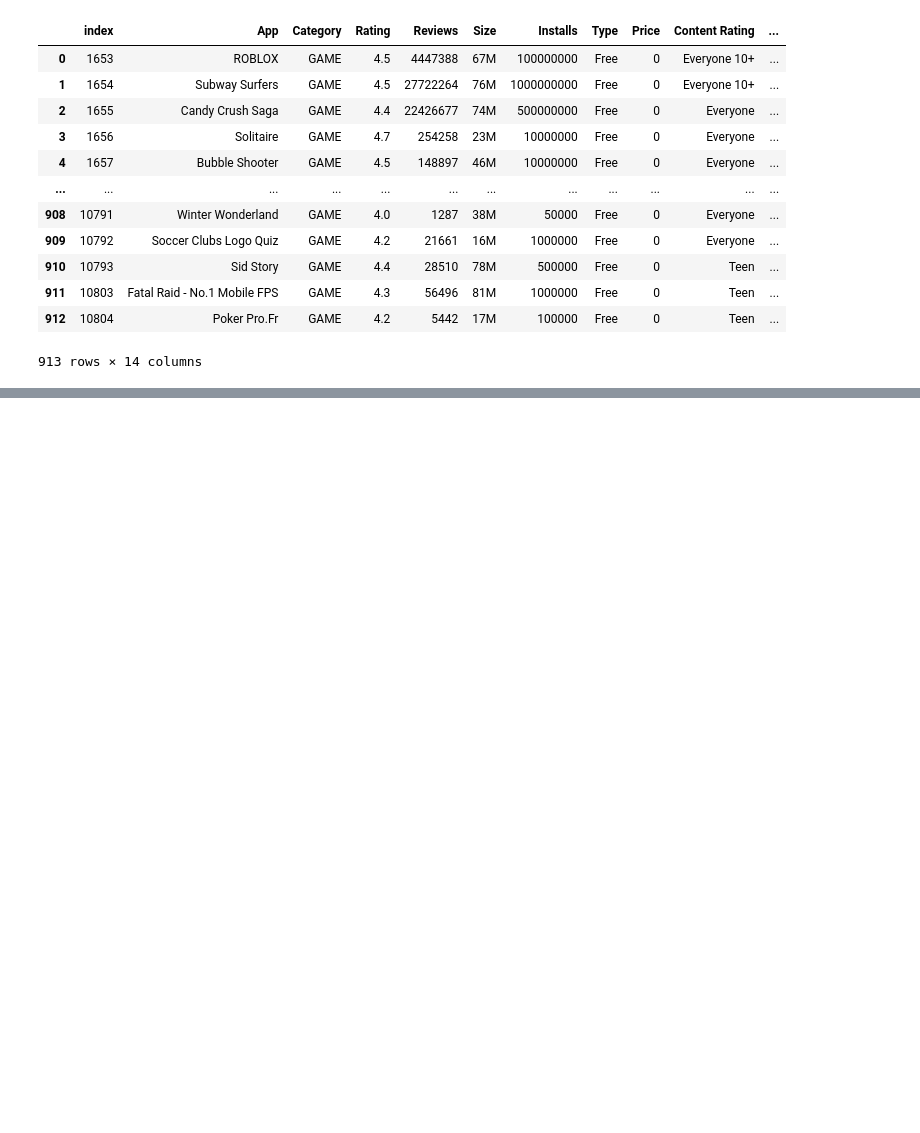
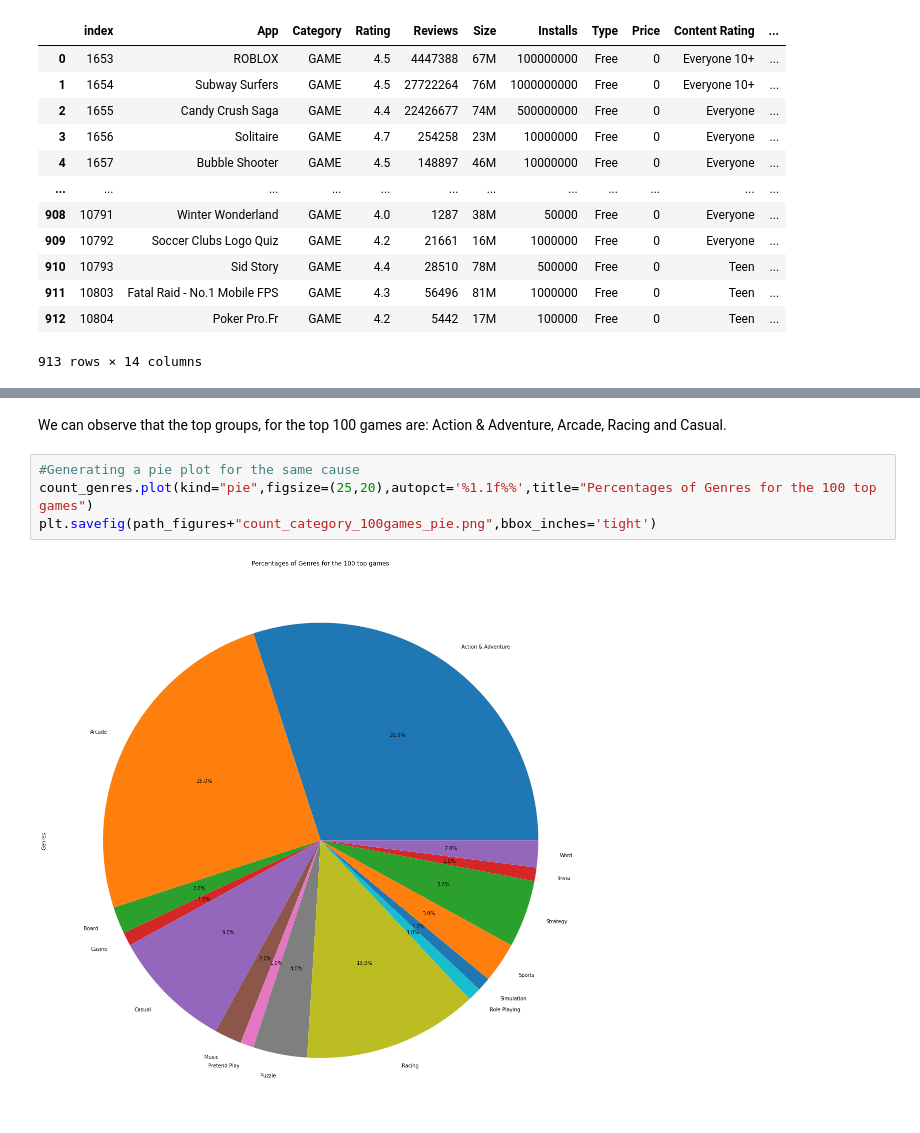
Before and after one commit to RaulMaya/iOS-vs-Android, a Jupyter notebook: Project_1_Jupyter_Notebook.ipynb, the cells around one changed output, grey strips where cells are left out. Saved outputs shown, nothing was run; the diff lists cells and outputs as text; blank space fills up the shorter version.

```diff
--- a/Project_1_Jupyter_Notebook.ipynb
+++ b/Project_1_Jupyter_Notebook.ipynb
@@ -306,0 +376,8 @@ google_playstore_games
+# %% [markdown]
+We can observe that the top groups, for the top 100 games are: Action & Adventure, Arcade, Racing and Casual.
+# %%
+#Generating a pie plot for the same cause
+count_genres.plot(kind="pie",figsize=(25,20),autopct='%1.1f%%',title="Percentages of Genres for the 100 top games")
+plt.savefig(path_figures+"count_category_100games_pie.png",bbox_inches='tight')
+# %% [output]
+[figure, added]
```
Also changed, not shown: parts of 41 cells of this notebook, 15 other files.
